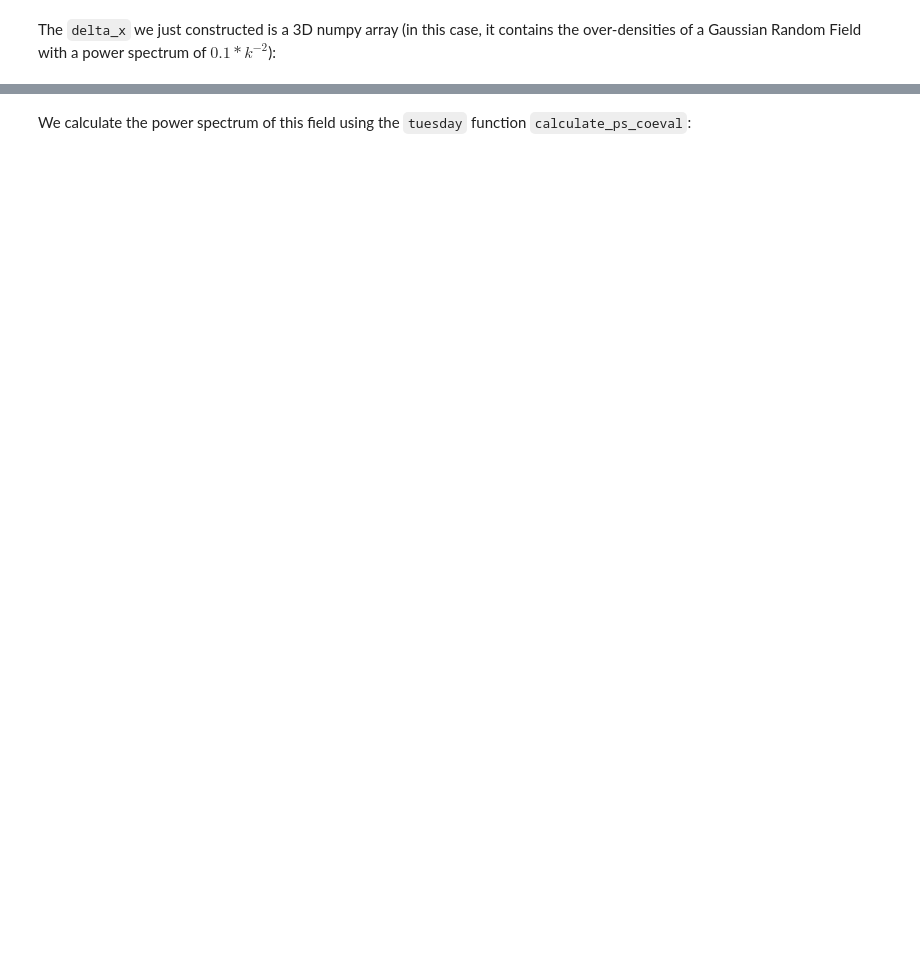
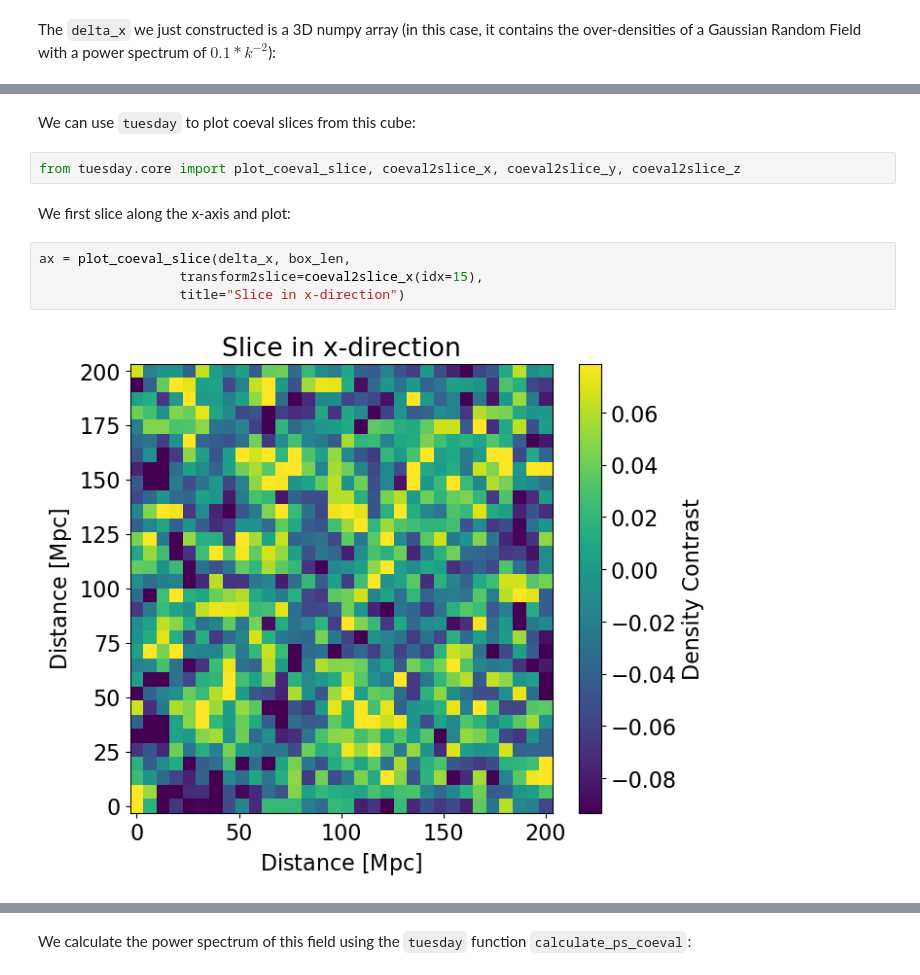
Before and after one commit to 21cmfast/tuesday, a Jupyter notebook: docs/tutorials/computing_and_plotting_power_spectra.ipynb, the cells around one changed output, grey strips where cells are left out. Saved outputs shown, nothing was run; the diff lists cells and outputs as text; blank space fills up the shorter version.

```diff
--- a/docs/tutorials/computing_and_plotting_power_spectra.ipynb
+++ b/docs/tutorials/computing_and_plotting_power_spectra.ipynb
@@ -43,2 +42,14 @@ Type: <class 'numpy.ndarray'>
 Shape: (32, 32, 32)
 Mean: 0.000
+# %% [markdown]
+We can use `tuesday` to plot coeval slices from this cube:
+# %%
+from tuesday.core import plot_coeval_slice, coeval2slice_x, coeval2slice_y, coeval2slice_z
+# %% [markdown]
+We first slice along the x-axis and plot:
+# %%
+ax = plot_coeval_slice(delta_x, box_len,
+                  transform2slice=coeval2slice_x(idx=15),
+                  title="Slice in x-direction")
+# %% [output]
+[figure, added]
```
Also changed, not shown: parts of 19 cells of this notebook, 4 other files.
